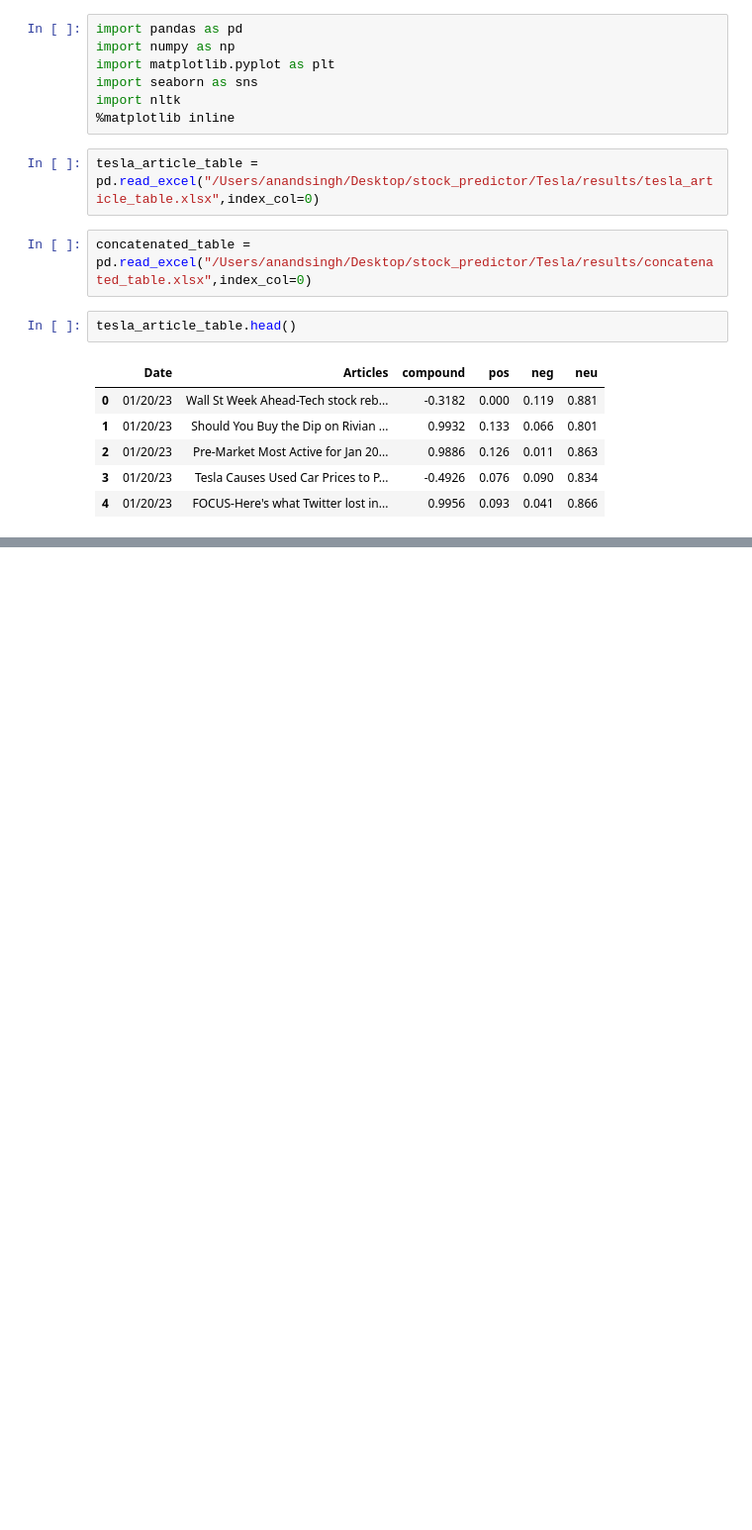
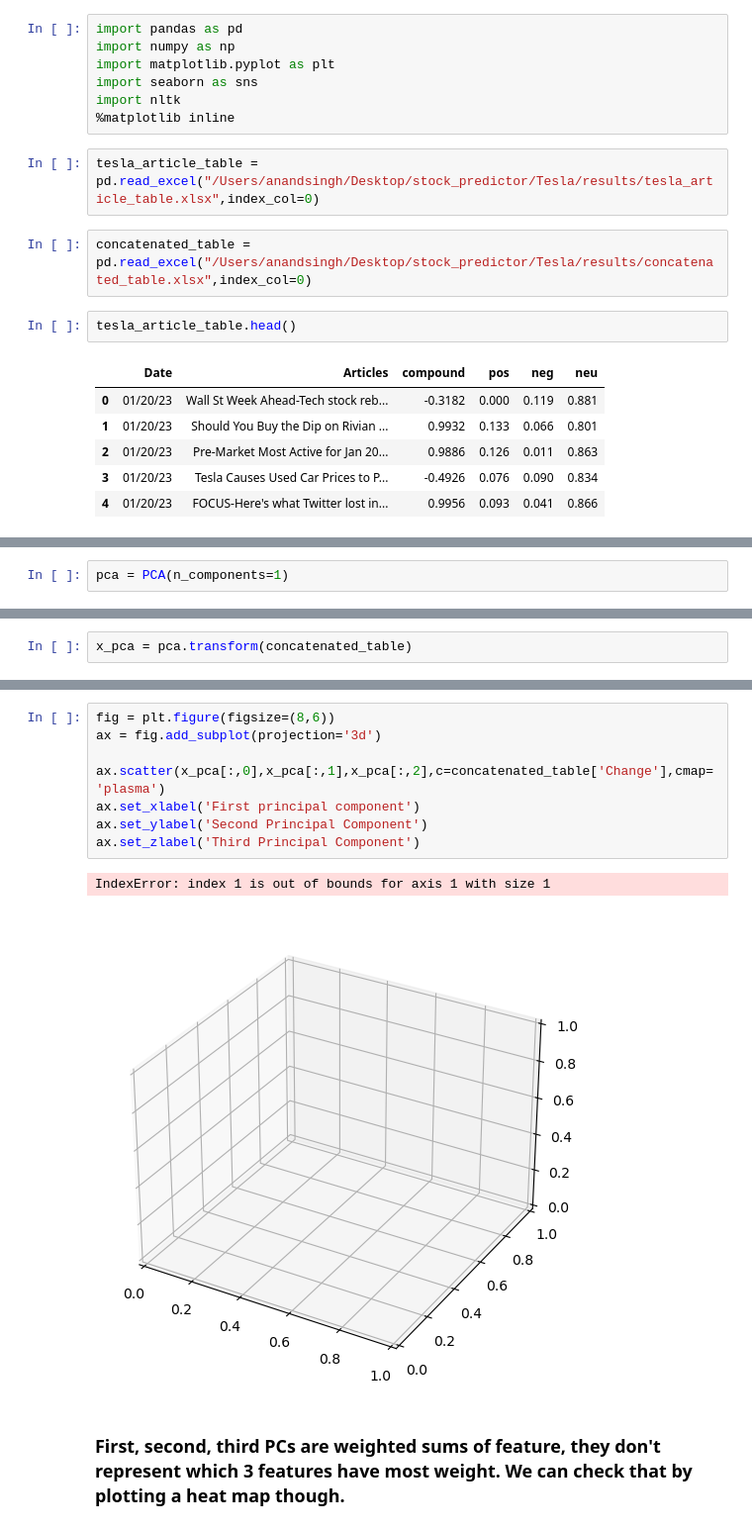
Before and after one commit to anand289/stock-predictor, a Jupyter notebook: Tesla/code/TSLA_analysis.ipynb, the cells around one changed output, grey strips where cells are left out. Shown at 99% size. Drawn from its saved outputs; the diff is of its cells as text; blank space fills up the shorter version.

```diff
--- a/Tesla/code/TSLA_analysis.ipynb
+++ b/Tesla/code/TSLA_analysis.ipynb
@@ -20,0 +133,2 @@ tesla_article_table.head()
+# %%
+pca = PCA(n_components=1)
@@ -20,0 +140,2 @@ tesla_article_table.head()
+# %%
+x_pca = pca.transform(concatenated_table)
@@ -20,0 +166,13 @@ tesla_article_table.head()
+# %%
+fig = plt.figure(figsize=(8,6))
+ax = fig.add_subplot(projection='3d')
+
+ax.scatter(x_pca[:,0],x_pca[:,1],x_pca[:,2],c=concatenated_table['Change'],cmap='plasma')
+ax.set_xlabel('First principal component')
+ax.set_ylabel('Second Principal Component')
+ax.set_zlabel('Third Principal Component')
+# %% [output]
+IndexError: index 1 is out of bounds for axis 1 with size 1
+[figure, added]
+# %% [markdown]
+### First, second, third PCs are weighted sums of feature, they don't represent which 3 features have most weight. We can check that by plotting a heat map though.
```
Also changed, not shown: parts of 22 cells of this notebook, 8 other files.
